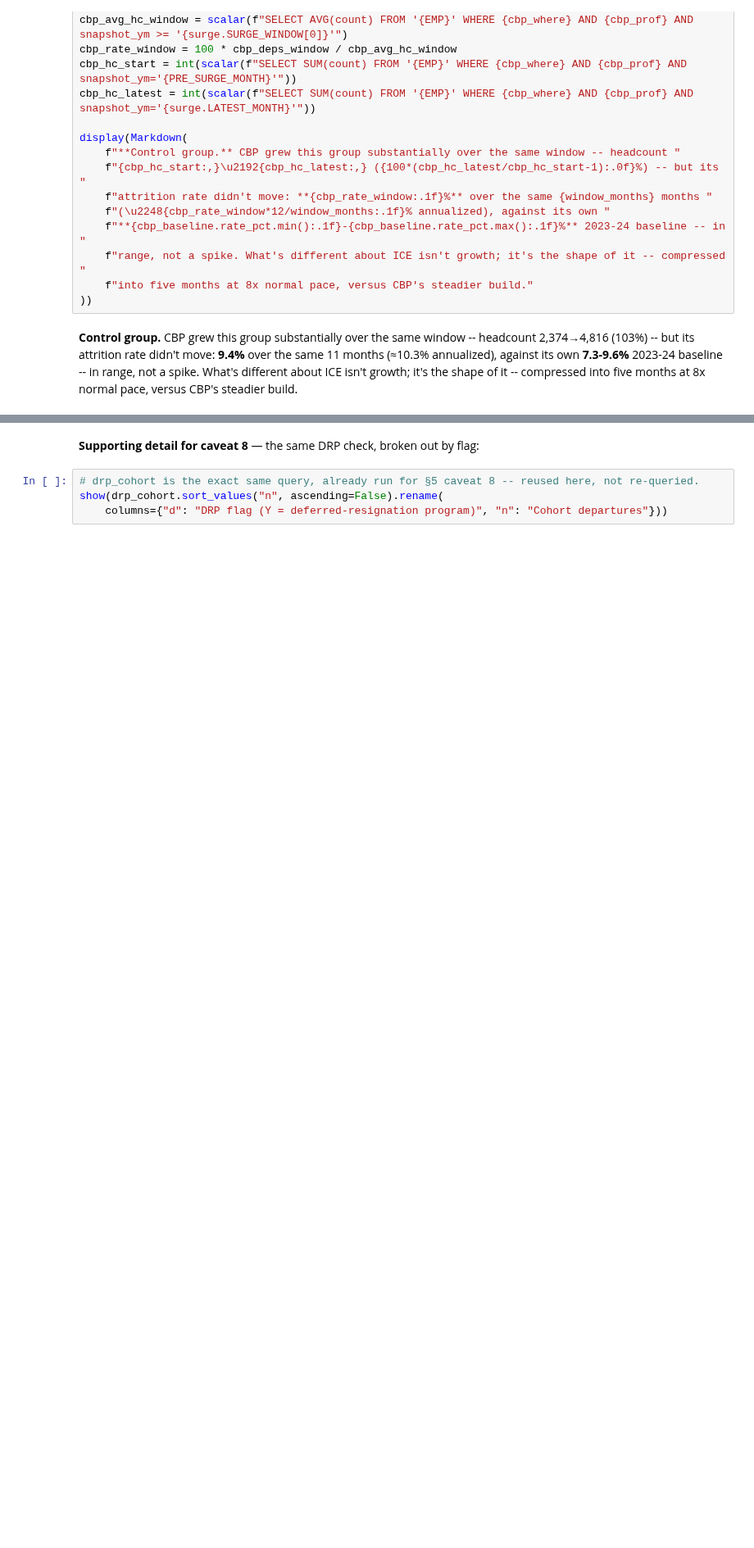
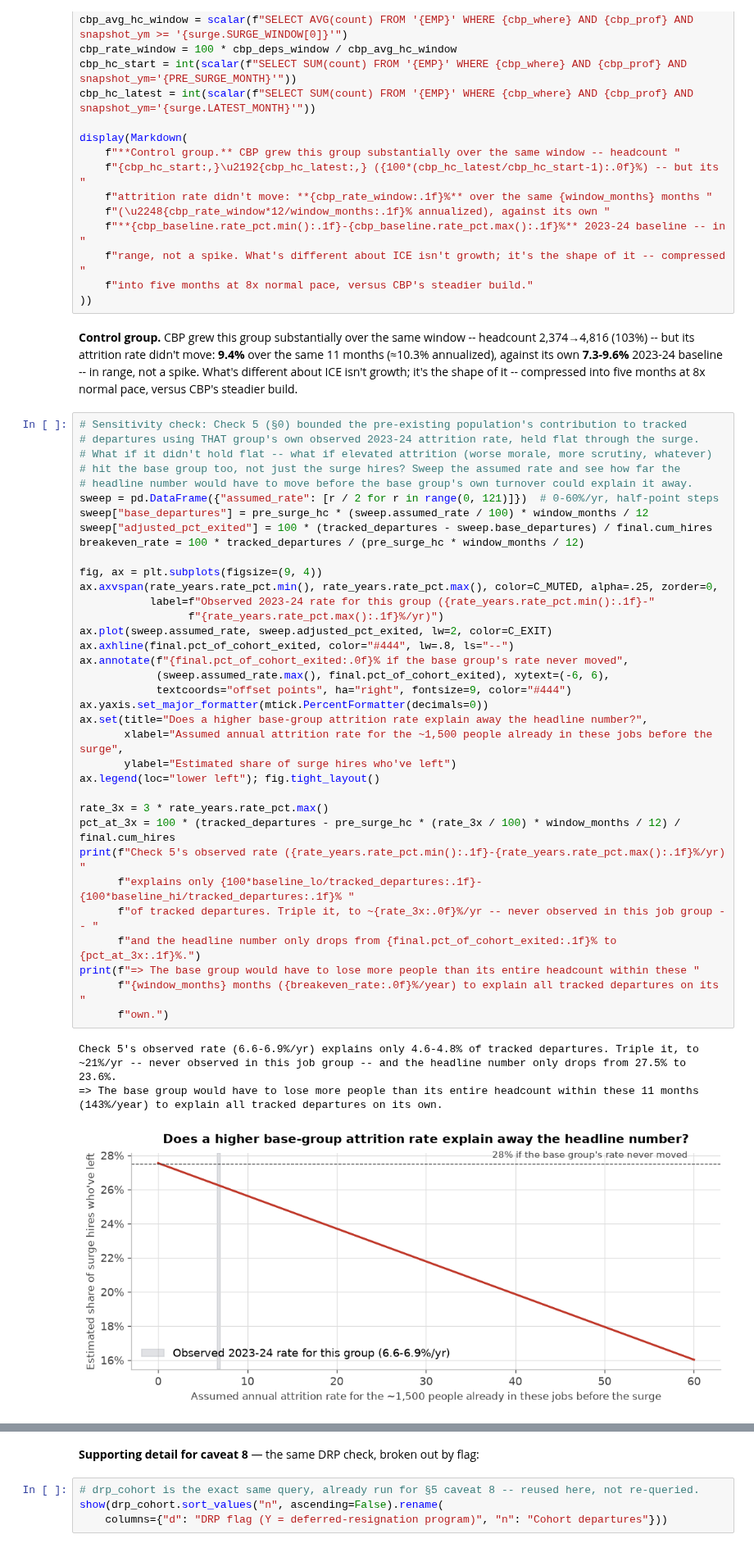
Before and after one commit to abigailhaddad/icehires, a Jupyter notebook: dhs_hiring_surge.ipynb, the cells around one changed output, grey strips where cells are left out. Shown at 82% size. Cells and saved outputs as stored; diff of their text form; blank space fills up the shorter version.

Commit message:
responding to nathan re: pre-surge hires
Co-Authored-By: Claude Sonnet 5 <noreply@anthropic.com>

```diff
--- a/dhs_hiring_surge.ipynb
+++ b/dhs_hiring_surge.ipynb
@@ -763,3 +763,42 @@ display(Markdown(
 ))
 # %% [output]
 **Control group.** CBP grew this group substantially over the same window -- headcount 2,374→4,816 (103%) -- but its attrition rate didn't move: **9.4%** over the same 11 months (≈10.3% annualized), against its own **7.3-9.6%** 2023-24 baseline -- in range, not a spike. What's different about ICE isn't growth; it's the shape of it -- compressed into five months at 8x normal pace, versus CBP's steadier build.
+# %%
+# Sensitivity check: Check 5 (§0) bounded the pre-existing population's contribution to tracked
+# departures using THAT group's own observed 2023-24 attrition rate, held flat through the surge.
+# What if it didn't hold flat -- what if elevated attrition (worse morale, more scrutiny, whatever)
+# hit the base group too, not just the surge hires? Sweep the assumed rate and see how far the
+# headline number would have to move before the base group's own turnover could explain it away.
+sweep = pd.DataFrame({"assumed_rate": [r / 2 for r in range(0, 121)]})  # 0-60%/yr, half-point steps
+sweep["base_departures"] = pre_surge_hc * (sweep.assumed_rate / 100) * window_months / 12
+sweep["adjusted_pct_exited"] = 100 * (tracked_departures - sweep.base_departures) / final.cum_hires
+breakeven_rate = 100 * tracked_departures / (pre_surge_hc * window_months / 12)
+
+fig, ax = plt.subplots(figsize=(9, 4))
+ax.axvspan(rate_years.rate_pct.min(), rate_years.rate_pct.max(), color=C_MUTED, alpha=.25, zorder=0,
+           label=f"Observed 2023-24 rate for this group ({rate_years.rate_pct.min():.1f}-"
+                 f"{rate_years.rate_pct.max():.1f}%/yr)")
+ax.plot(sweep.assumed_rate, sweep.adjusted_pct_exited, lw=2, color=C_EXIT)
+ax.axhline(final.pct_of_cohort_exited, color="#444", lw=.8, ls="--")
+ax.annotate(f"{final.pct_of_cohort_exited:.0f}% if the base group's rate never moved",
+            (sweep.assumed_rate.max(), final.pct_of_cohort_exited), xytext=(-6, 6),
+            textcoords="offset points", ha="right", fontsize=9, color="#444")
+ax.yaxis.set_major_formatter(mtick.PercentFormatter(decimals=0))
+ax.set(title="Does a higher base-group attrition rate explain away the headline number?",
+       xlabel="Assumed annual attrition rate for the ~1,500 people already in these jobs before the surge",
+       ylabel="Estimated share of surge hires who've left")
+ax.legend(loc="lower left"); fig.tight_layout()
+
+rate_3x = 3 * rate_years.rate_pct.max()
+pct_at_3x = 100 * (tracked_departures - pre_surge_hc * (rate_3x / 100) * window_months / 12) / final.cum_hires
+print(f"Check 5's observed rate ({rate_years.rate_pct.min():.1f}-{rate_years.rate_pct.max():.1f}%/yr) "
+      f"explains only {100*baseline_lo/tracked_departures:.1f}-{100*baseline_hi/tracked_departures:.1f}% "
+      f"of tracked departures. Triple it, to ~{rate_3x:.0f}%/yr -- never observed in this job group -- "
+      f"and the headline number only drops from {final.pct_of_cohort_exited:.1f}% to {pct_at_3x:.1f}%.")
+print(f"=> The base group would have to lose more people than its entire headcount within these "
+      f"{window_months} months ({breakeven_rate:.0f}%/year) to explain all tracked departures on its "
+      f"own.")
+# %% [output]
+Check 5's observed rate (6.6-6.9%/yr) explains only 4.6-4.8% of tracked departures. Triple it, to ~21%/yr -- never observed in this job group -- and the headline number only drops from 27.5% to 23.6%.
+=> The base group would have to lose more people than its entire headcount within these 11 months (143%/year) to explain all tracked departures on its own.
+[figure, added]
```
Also changed, not shown: parts of 2 cells of this notebook, 1 other file.
